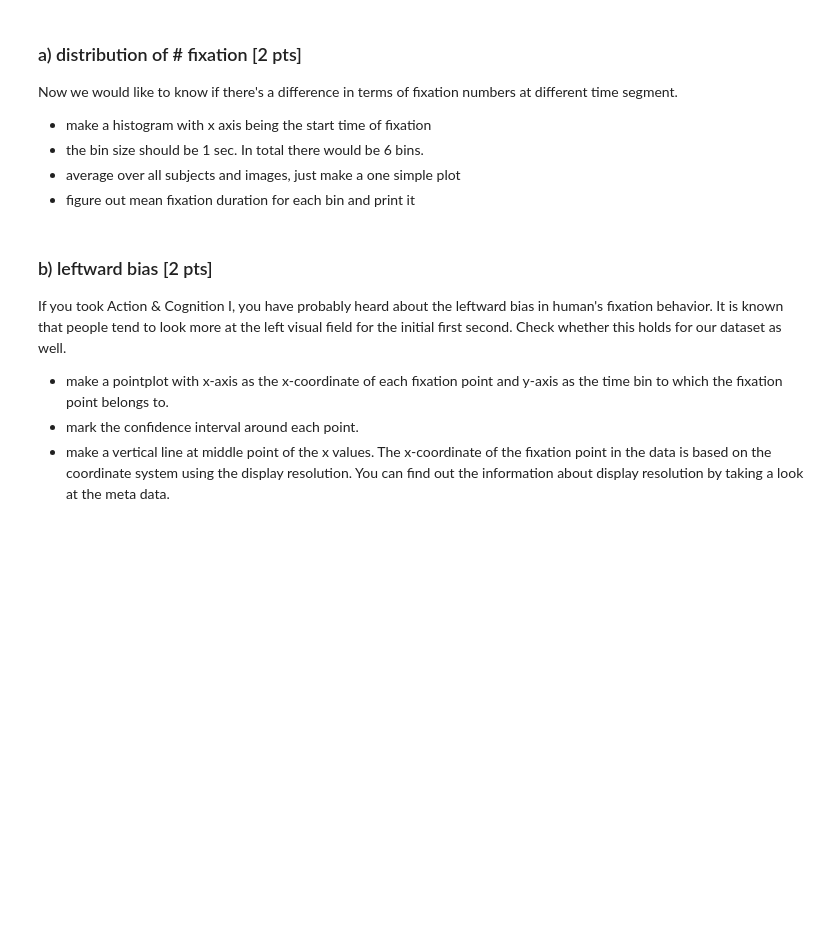
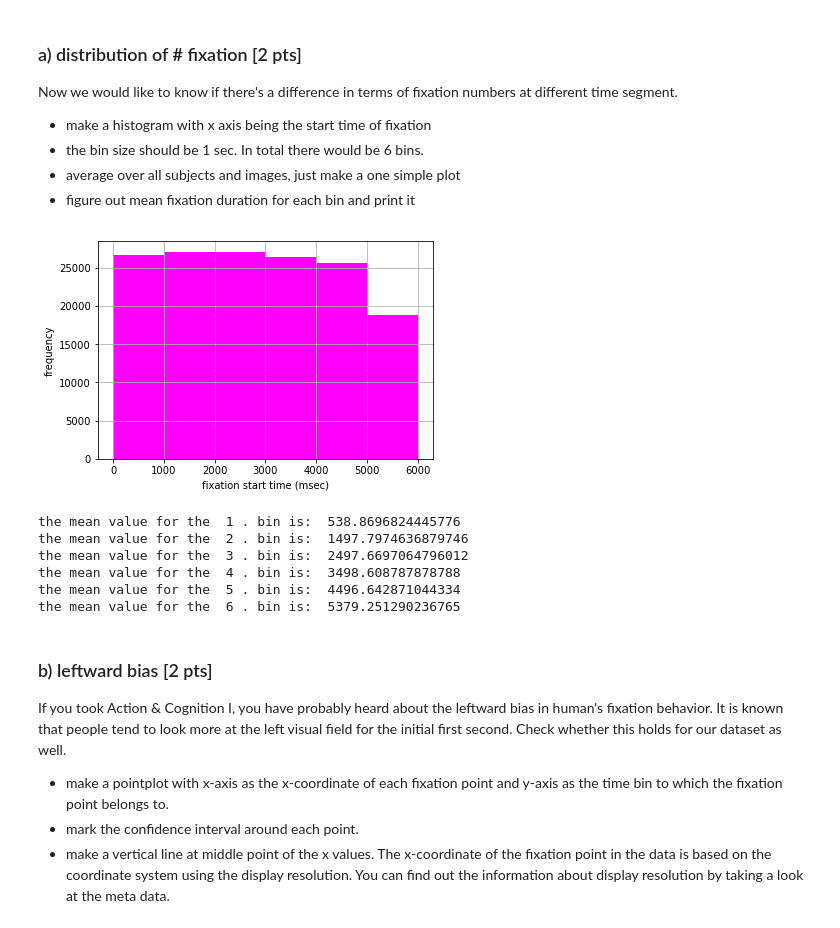
Before and after one commit to NBP-ACC/week-7-acc10, a Jupyter notebook: Sheet05.ipynb, the cells around one changed output. Cells and saved outputs as stored; diff of their text form; code cells hidden in the pictures; blank space fills up the shorter version.

Commit message:
done until 3a, started with b, 4 and 5

```diff
--- a/Sheet05.ipynb
+++ b/Sheet05.ipynb
@@ -265,3 +263,27 @@ Now we would like to know if there's a difference in terms of fixation numbers a
+# %%
+# bins for the dividing the data into 6 different parts according to second intervalls
+bins=[0,1000,2000,3000,4000,5000,6000]
+
+# plot the histogram of starting values for bins 1-6 seconds
+plt.hist(df['start'], color='magenta', alpha=1, bins=bins)
+plt.grid()
+plt.xlabel('fixation start time (msec)')
+plt.ylabel('frequency')
+plt.show()
+
+# compute means for each bin, the bin edges and the binnumber
+bin_means, bin_edges, binnumber = stats.binned_statistic(df['start'], df['start'], statistic='mean', bins=bins)
+# print the mean for each bin
+for i in range(len(bin_means)):
+    print('the mean value for the ',i+1,'. bin is: ', bin_means[i])
+# %% [output]
+[figure, added]
+the mean value for the  1 . bin is:  538.8696824445776
+the mean value for the  2 . bin is:  1497.7974636879746
+the mean value for the  3 . bin is:  2497.6697064796012
+the mean value for the  4 . bin is:  3498.608787878788
+the mean value for the  5 . bin is:  4496.642871044334
+the mean value for the  6 . bin is:  5379.251290236765
 # %% [markdown]
 ### b) leftward bias [2 pts]
 If you took Action & Cognition I, you have probably heard about the leftward bias in human's fixation behavior. It is known that people tend to look more at the left visual field for the initial first second. Check whether this holds for our dataset as well.
```
Also changed, not shown: parts of 14 cells of this notebook.
